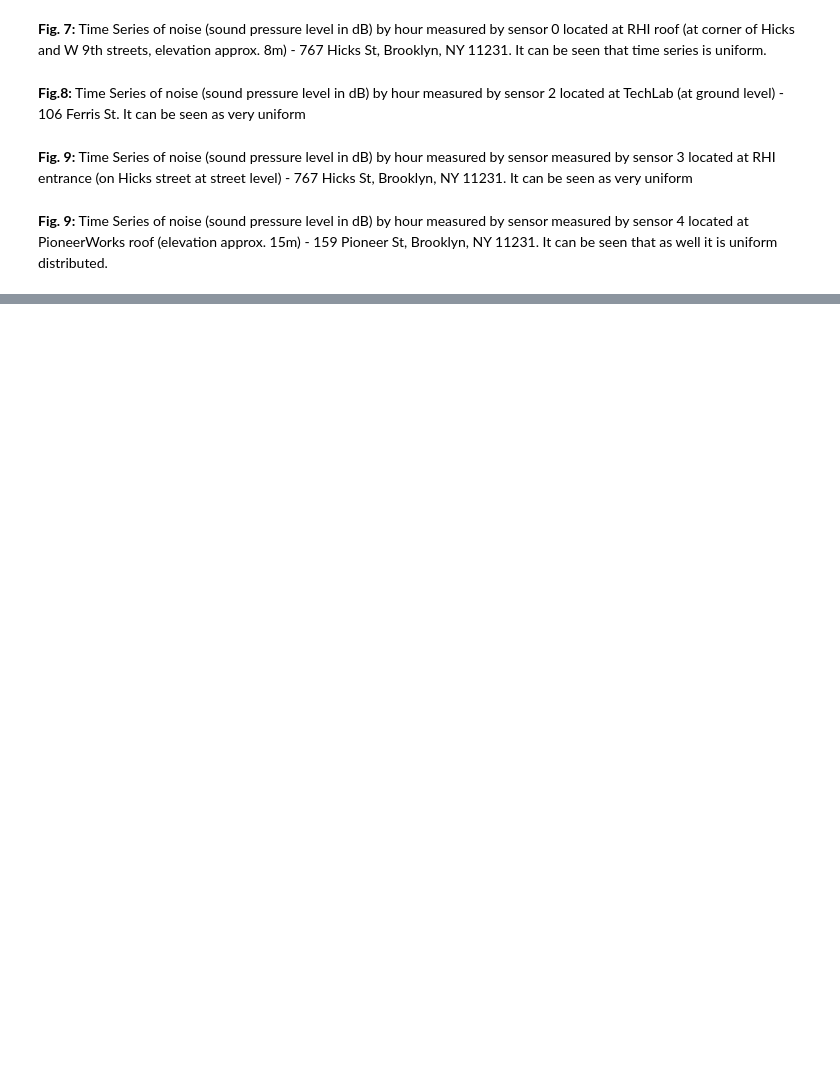
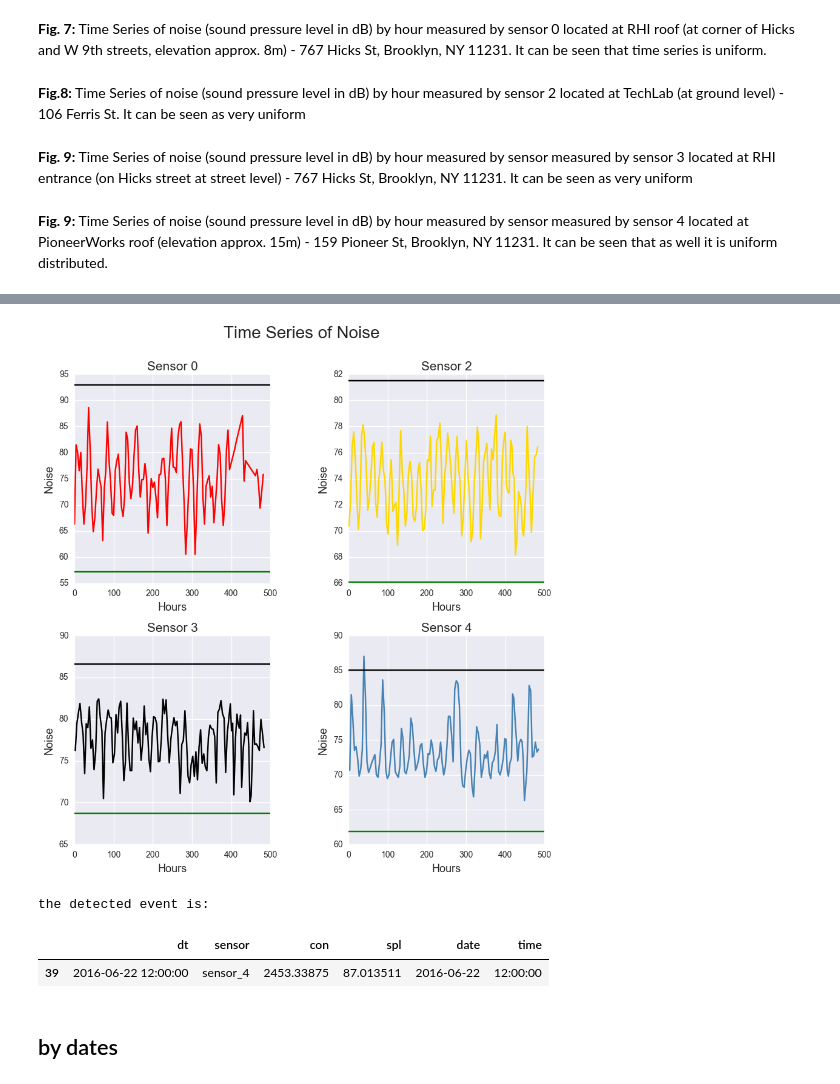
Before and after one commit to esanzglez/Air_Quality_Analysis, a Jupyter notebook: Air_Quality_Sensor_Analysis.ipynb, the cells around one changed output, grey strips where cells are left out. Saved outputs shown, nothing was run; the diff lists cells and outputs as text; code cells hidden in the pictures; blank space fills up the shorter version.

```diff
--- a/Air_Quality_Sensor_Analysis.ipynb
+++ b/Air_Quality_Sensor_Analysis.ipynb
@@ -262,0 +389,72 @@ plt.show()
+# %%
+thresholds0 = [sensor0['spl'].mean() + 3 * sensor0['spl'].std(),
+              sensor0['spl'].mean() - 3 * sensor0['spl'].std()]
+
+thresholds2 = [sensor2['spl'].mean() + 3 * sensor2['spl'].std(),
+              sensor2['spl'].mean() - 3 * sensor2['spl'].std()]
+
+thresholds3 = [sensor3['spl'].mean() + 3 * sensor3['spl'].std(),
+              sensor3['spl'].mean() - 3 * sensor3['spl'].std()]
+
+thresholds4 = [sensor4['spl'].mean() + 3 * sensor4['spl'].std(),
+              sensor4['spl'].mean() - 3 * sensor4['spl'].std()]
+# %%
+fs = 15
+
+fig, axes = plt.subplots(ncols=2, nrows=2, figsize=(10, 10))
+
+ax = axes[0,0]
+ax.plot(sensor0.spl, color="Red", label ='sensor 0')
+ax.plot([ax.get_xlim()[0], ax.get_xlim()[1]], [thresholds0[0], thresholds0[0]], color='k', label = 'uppper thresold')
+ax.plot([ax.get_xlim()[0], ax.get_xlim()[1]], [thresholds0[1], thresholds0[1]], color='green', label = 'lower thresold')
+
+ax.set_xlabel("Hours", fontsize=fs-2)
+ax.set_ylabel("Noise", fontsize=fs-2)
+ax.set_title('Sensor 0', fontsize=fs)
+
+ax = axes[0,1]
+ax.plot(sensor2.spl, color="Gold", label ='sensor 2')
+ax.plot([ax.get_xlim()[0], ax.get_xlim()[1]], [thresholds2[0], thresholds2[0]], color='k')
+ax.plot([ax.get_xlim()[0], ax.get_xlim()[1]], [thresholds2[1], thresholds2[1]], color='green', label = 'lower thresold')
+
+ax.set_xlabel("Hours", fontsize=fs-2)
+ax.set_ylabel("Noise", fontsize=fs-2)
+ax.set_title('Sensor 2', fontsize=fs)
+
+
+ax = axes[1,0]
+ax.plot(sensor3.spl, color="Black", label ='sensor 3')
+
+ax.plot([ax.get_xlim()[0], ax.get_xlim()[1]], [thresholds3[0], thresholds3[0]], color='k')
+ax.plot([ax.get_xlim()[0], ax.get_xlim()[1]], [thresholds3[1], thresholds3[1]], color='green', label = 'lower thresold')
+
+ax.set_xlabel("Hours", fontsize=fs-2)
+ax.set_ylabel("Noise", fontsize=fs-2)
+ax.set_title('Sensor 3', fontsize=fs)
+
+ax = axes[1,1]
+ax.plot(sensor4.spl, color="SteelBlue", label ='sensor 4')
+ax.plot([ax.get_xlim()[0], ax.get_xlim()[1]], [thresholds4[0], thresholds4[0]], color='k')
+ax.plot([ax.get_xlim()[0], ax.get_xlim()[1]], [thresholds4[1], thresholds4[1]], color='green', label = 'lower thresold')
+
+ax.set_xlabel("Hours", fontsize=fs-2)
+ax.set_ylabel("Noise", fontsize=fs-2)
+ax.set_title('Sensor 4', fontsize=fs)
+
+
+fig.suptitle('Time Series of Noise', fontsize=fs+5)
+fig.subplots_adjust(wspace = 0.4 , hspace = 0.25)
+
+plt.show()
+# %% [output]
+[figure, added]
+# %%
+print ('the detected event is:')
+
+sensor4.loc[(sensor4.spl > thresholds4[0])]
+# %% [output]
+the detected event is:
+|  | dt | sensor | con | spl | date | time |
+| 39 | 2016-06-22 12:00:00 | sensor_4 | 2453.33875 | 87.013511 | 2016-06-22 | 12:00:00 |
+# %% [markdown]
+## by dates
```
Also changed, not shown: parts of 23 cells of this notebook.
